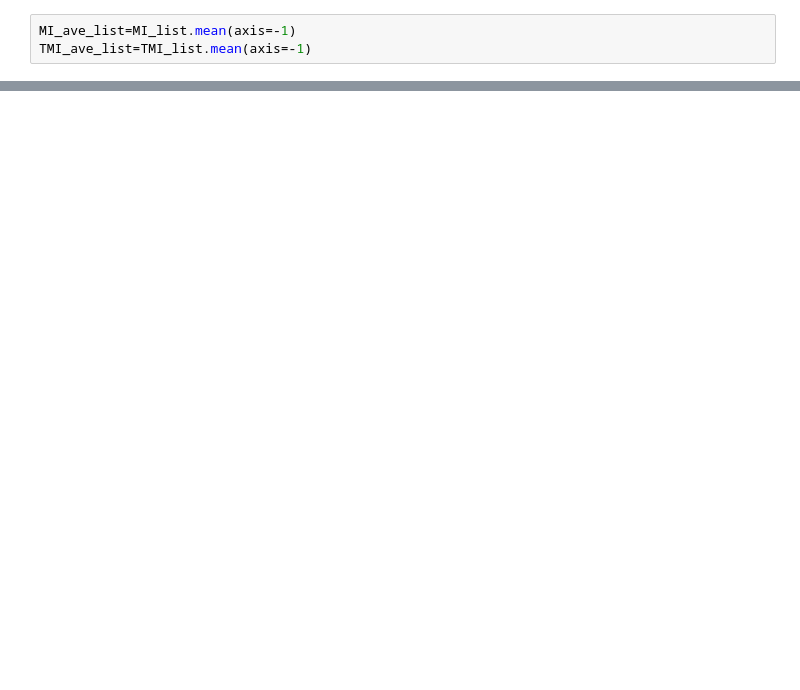
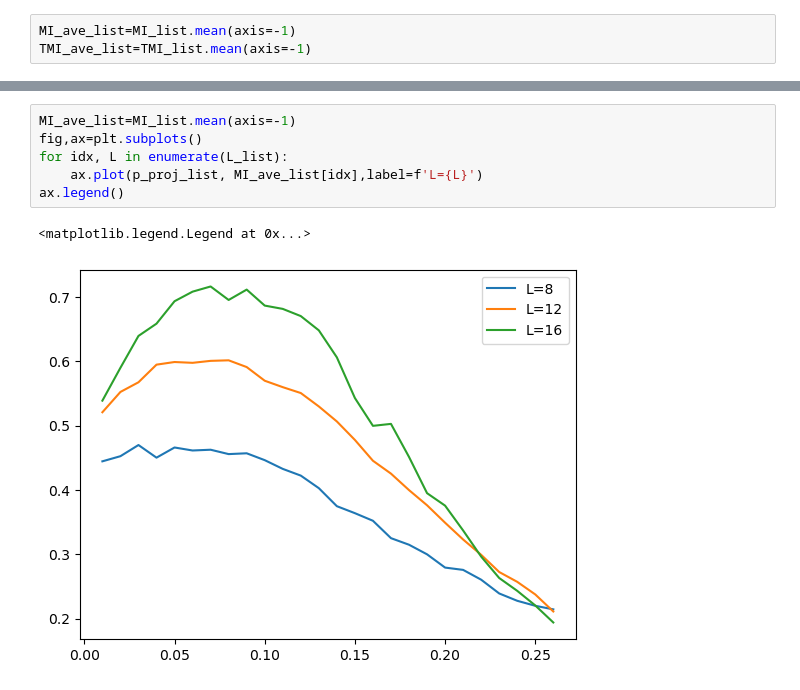
Before and after one commit to hainingpan/crossratio_CFT, a Jupyter notebook: test.ipynb, the cells around one changed output, grey strips where cells are left out. Saved outputs shown, nothing was run; the diff lists cells and outputs as text; blank space fills up the shorter version.

```diff
--- a/test.ipynb
+++ b/test.ipynb
@@ -99,0 +114,9 @@ array([0.+0.j, 0.+0.j, 0.+0.j, 0.+0.j, 0.+0.j, 0.+0.j, 0.+0.j, 0.+0.j,
+# %%
+MI_ave_list=MI_list.mean(axis=-1)
+fig,ax=plt.subplots()
+for idx, L in enumerate(L_list):
+    ax.plot(p_proj_list, MI_ave_list[idx],label=f'L={L}')
+ax.legend()
+# %% [output]
+<matplotlib.legend.Legend at 0x...>
+[figure, added]
```
Also changed, not shown: parts of 34 cells of this notebook, 2 other files.
